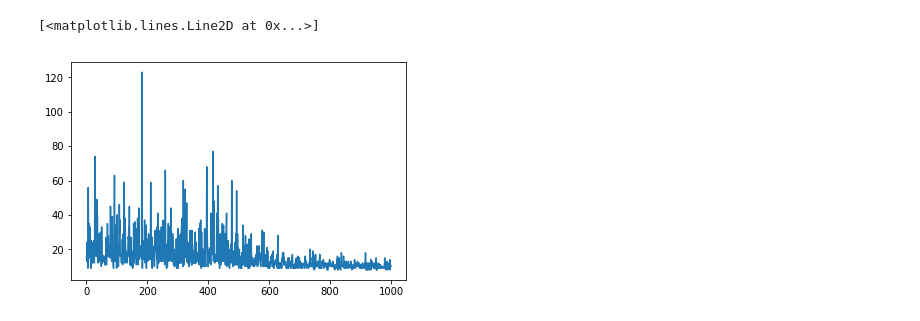
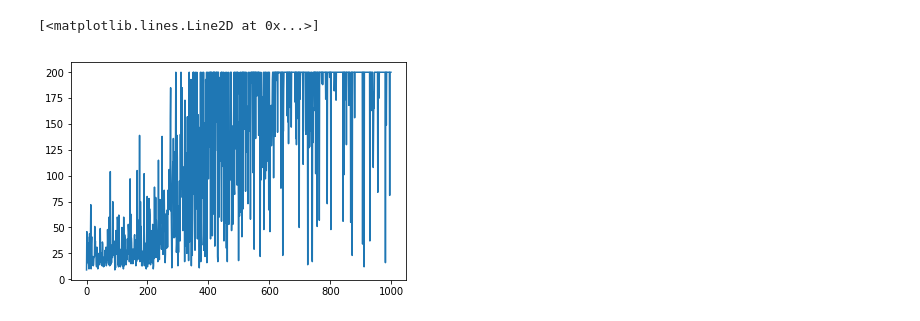
Before and after one commit to tcstewar/reinforcement_learning, a Jupyter notebook: Actor-Critic cartpole.ipynb, the cells around one changed output. Saved outputs shown, nothing was run; the diff lists cells and outputs as text; code cells hidden in the pictures.

Commit message:
Working nengo-ish actor-critic model

```diff
--- a/Actor-Critic cartpole.ipynb
+++ b/Actor-Critic cartpole.ipynb
@@ -7,17 +7,22 @@ import numpy as np
 import nengo
 import scipy.special
 # %%
-seed = 543
+seed = 544
 
 env = gym.make('CartPole-v0')
 env.seed(seed)
 
+rng = np.random.RandomState(seed=seed)
+
 class Policy(object):
-    def __init__(self, n_neurons=128, dimensions=4, seed=543):
+    def __init__(self, n_neurons=128, dimensions=4, seed=seed):
         self.model = nengo.Network(seed=seed)
         with self.model:
             self.ens = nengo.Ensemble(n_neurons=n_neurons, dimensions=dimensions,
-                                      neuron_type=nengo.RectifiedLinear())
+                                      radius=2,
+                                      #neuron_type=nengo.Sigmoid(),
+                                      neuron_type=nengo.RectifiedLinear(),
+                                     )
         self.sim = nengo.Simulator(self.model)
 
         self.w = np.zeros((3, n_neurons))
@@ -35,27 +40,31 @@ class Policy(object):
 
 
 def log_prob(probs):
-    eps = 1e-6
-    p = np.clip(probs, eps, 1-eps)
+    #eps = 1e-6
+    #p = np.clip(probs, eps, 1-eps)
+    p = probs
     return np.log(p)
 
 def select_action(state):
     y = p.forward(state)
     probs = y[:-1]
     probs = scipy.special.softmax(probs)
-    action = np.random.choice(np.arange(2), p=probs)
+    action = rng.choice(np.arange(2), p=probs)
     log_probs = log_prob(probs)
     value = y[-1]
-    return action, log_probs[action], value
+    return action, log_probs, value
 
 def do_episode():
     history = []
     state = env.reset()
+    state[2]*=5
     ep_reward = 0
-    for i in range(9999):
+    for i in range(10000):
         action, log_prob, value = select_action(state)
         state2, reward, done, _ = env.step(action)
+        state2[2]*=5
         history.append((state, action, state2, reward, log_prob, value))
+        state = state2
         if done:
             break
     return history
@@ -70,36 +79,47 @@ def do_training(history, gamma=0.99, learning_rate=1e-4):
     returns = np.array(returns)
     returns = (returns - returns.mean()) / (returns.std() + 1e-6)
 
+    #if len(history) == 200:
+    #    returns[:] = 1
+
     train_state = []
     train_error = []
     for i, h in enumerate(history):
         R = returns[i]
         value = h[5]
         advantage = R - value
         action = h[1]
         state = h[0]
-        log_prob = h[4]
+        log_probs = h[4]
         error_action = np.zeros(2)
-        error_action[action] = -log_prob * advantage
+        if action == 0:
+            error_action[0] = advantage*(1-np.exp(log_probs[0]))
+            error_action[1] = -advantage*np.exp(log_probs[1])
+        elif action == 1:
+            error_action[0] = -advantage*np.exp(log_probs[0])
+            error_action[1] = advantage*(1-np.exp(log_probs[1]))
 
         error_value = value - R
-        error = np.hstack([error_action, error_value])
+        error = np.hstack([-error_action, error_value])
         train_state.append(state)
         train_error.append(error)
 
     p.train(np.array(train_state), np.array(train_error), learning_rate=learning_rate)
 
 
 p = Policy()
 
 rs = []
+hs = []
 for i in range(1000):
     h = do_episode()
+    hs.append(h)
     rs.append(len(h))
-    do_training(h, gamma=0.99, learning_rate=1e-8)
+    #if len(h) < 200:
+    do_training(h, gamma=0.99, learning_rate=1e-8)#*(400-i)/400)
 
 plt.plot(rs)
 # %% [output]
 [interactive output not drawn]
 [<matplotlib.lines.Line2D at 0x...>]
-[figure, old version]
+[figure, new version]
```
Also changed, not shown: parts of 7 cells of this notebook, 2 other files.
